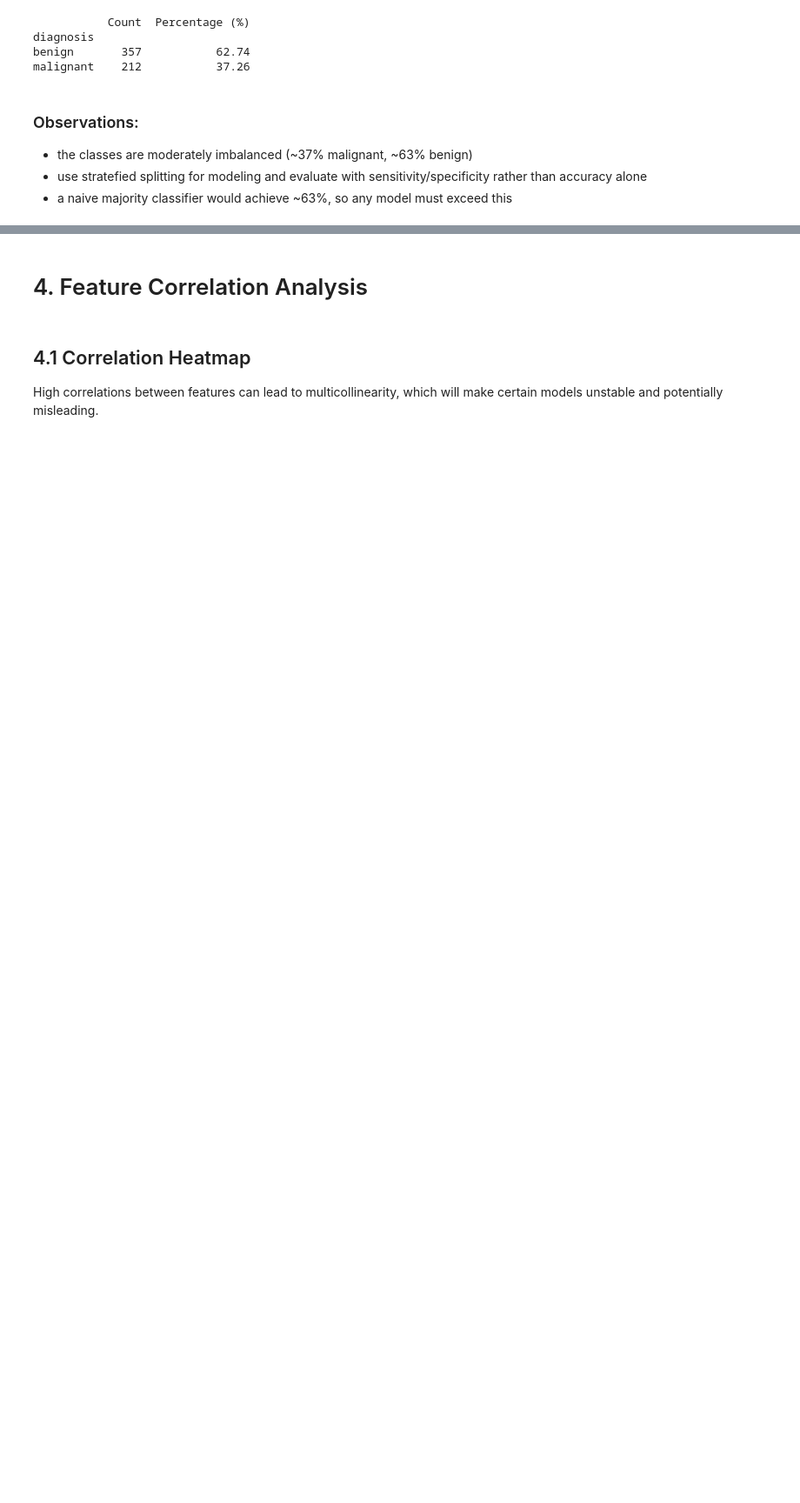
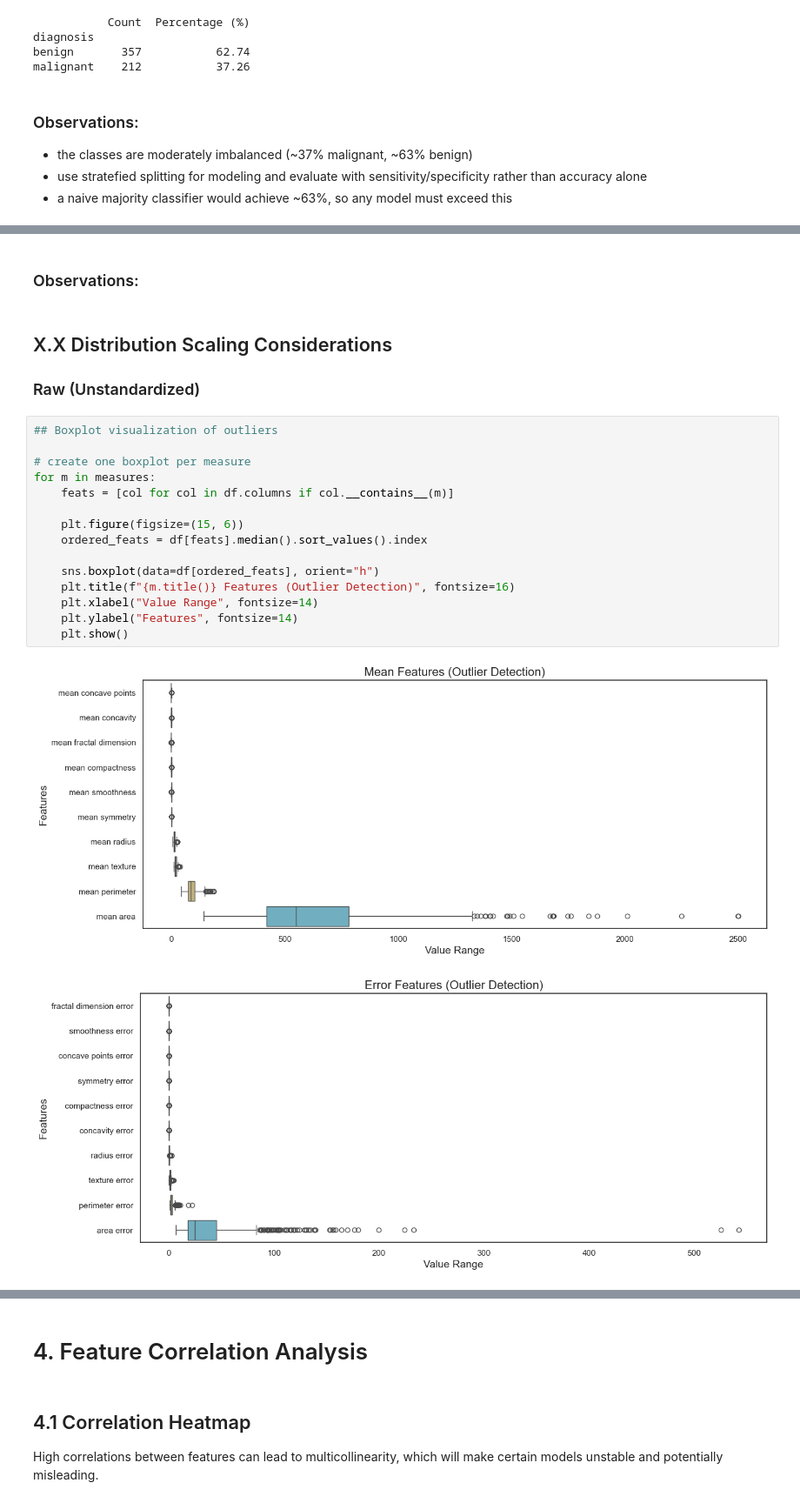
Before and after one commit to sarahcreighton/breast-cancer-classifier, a Jupyter notebook: notebooks/01_eda.ipynb, the cells around one changed output, grey strips where cells are left out. Shown at 87% size. Saved outputs shown, nothing was run; the diff lists cells and outputs as text; blank space fills up the shorter version.

```diff
--- a/notebooks/01_eda.ipynb
+++ b/notebooks/01_eda.ipynb
@@ -275,0 +322,23 @@ plt.show()
+# %% [markdown]
+### Observations:
+# %% [markdown]
+## X.X Distribution Scaling Considerations
+### Raw (Unstandardized)
+# %%
+## Boxplot visualization of outliers
+
+# create one boxplot per measure
+for m in measures:
+    feats = [col for col in df.columns if col.__contains__(m)]
+
+    plt.figure(figsize=(15, 6))
+    ordered_feats = df[feats].median().sort_values().index
+
+    sns.boxplot(data=df[ordered_feats], orient="h")
+    plt.title(f"{m.title()} Features (Outlier Detection)", fontsize=16)
+    plt.xlabel("Value Range", fontsize=14)
+    plt.ylabel("Features", fontsize=14)
+    plt.show()
+# %% [output]
+[figure, added]
+[figure, added]
```
Also changed, not shown: parts of 21 cells of this notebook.
